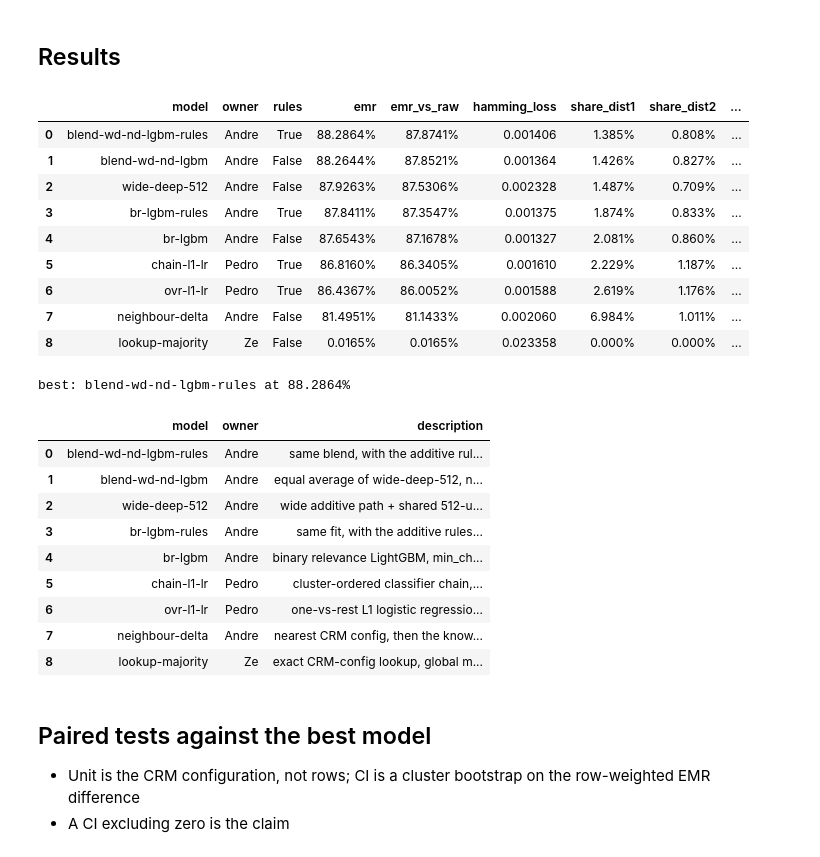
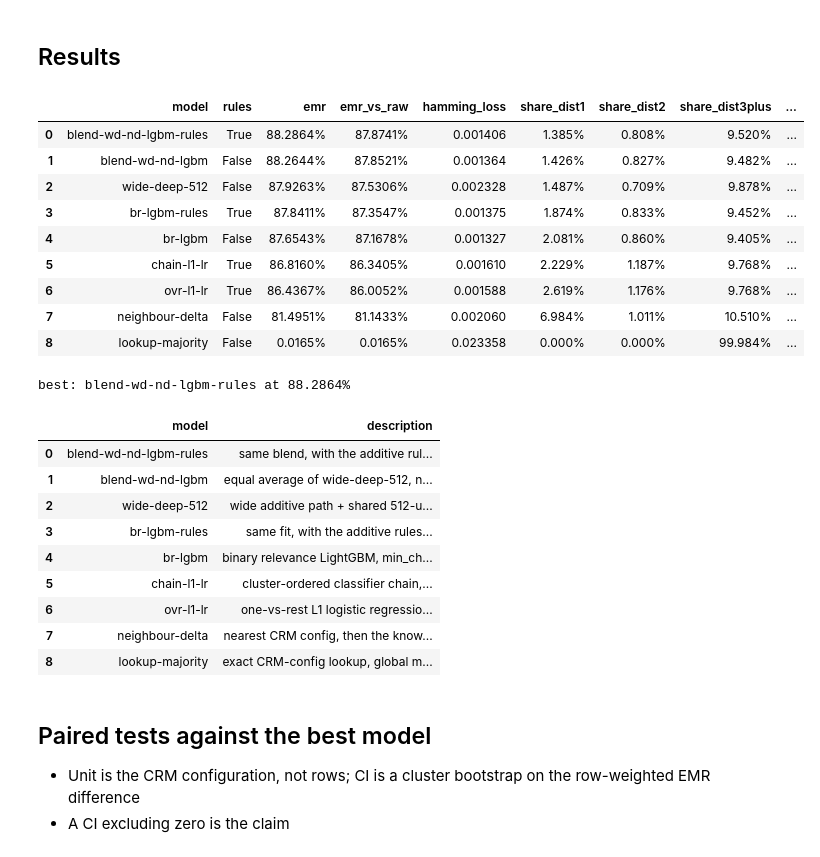
Before and after one commit to therealblitz00/ECQ, a Jupyter notebook: notebooks/s2_team_all_models.ipynb, the cells around one changed output. Drawn from its saved outputs; the diff is of its cells as text; code cells hidden in the pictures.

```diff
--- a/notebooks/s2_team_all_models.ipynb
+++ b/notebooks/s2_team_all_models.ipynb
@@ -267,37 +259,37 @@ blend-wd-nd-lgbm-rules EMR 0.88286  HL 0.001406
 ## Results
 # %%
 tbl = pd.DataFrame(rows).sort_values('emr', ascending=False).reset_index(drop=True)
-cols = ['model', 'owner', 'rules', 'emr', 'emr_vs_raw', 'hamming_loss',
+cols = ['model', 'rules', 'emr', 'emr_vs_raw', 'hamming_loss',
         'share_dist1', 'share_dist2', 'share_dist3plus', 'train_s']
 display(tbl[cols].style.format({'emr': '{:.4%}', 'emr_vs_raw': '{:.4%}',
                                 'hamming_loss': '{:.6f}', 'share_dist1': '{:.3%}',
                                 'share_dist2': '{:.3%}', 'share_dist3plus': '{:.3%}'}))
 
 best = tbl.iloc[0]['model']
 print(f'best: {best} at {tbl.iloc[0]["emr"]:.4%}')
-display(tbl[['model', 'owner', 'description']])
+display(tbl[['model', 'description']])
 # %% [output]
-|  | model | owner | rules | emr | emr_vs_raw | hamming_loss | share_dist1 | share_dist2 | ... |
-| 0 | blend-wd-nd-lgbm-rules | Andre | True | 88.2864% | 87.8741% | 0.001406 | 1.385% | 0.808% | ... |
-| 1 | blend-wd-nd-lgbm | Andre | False | 88.2644% | 87.8521% | 0.001364 | 1.426% | 0.827% | ... |
-| 2 | wide-deep-512 | Andre | False | 87.9263% | 87.5306% | 0.002328 | 1.487% | 0.709% | ... |
-| 3 | br-lgbm-rules | Andre | True | 87.8411% | 87.3547% | 0.001375 | 1.874% | 0.833% | ... |
-| 4 | br-lgbm | Andre | False | 87.6543% | 87.1678% | 0.001327 | 2.081% | 0.860% | ... |
-| 5 | chain-l1-lr | Pedro | True | 86.8160% | 86.3405% | 0.001610 | 2.229% | 1.187% | ... |
-| 6 | ovr-l1-lr | Pedro | True | 86.4367% | 86.0052% | 0.001588 | 2.619% | 1.176% | ... |
-| 7 | neighbour-delta | Andre | False | 81.4951% | 81.1433% | 0.002060 | 6.984% | 1.011% | ... |
-| 8 | lookup-majority | Ze | False | 0.0165% | 0.0165% | 0.023358 | 0.000% | 0.000% | ... |
+|  | model | rules | emr | emr_vs_raw | hamming_loss | share_dist1 | share_dist2 | share_dist3plus | ... |
+| 0 | blend-wd-nd-lgbm-rules | True | 88.2864% | 87.8741% | 0.001406 | 1.385% | 0.808% | 9.520% | ... |
+| 1 | blend-wd-nd-lgbm | False | 88.2644% | 87.8521% | 0.001364 | 1.426% | 0.827% | 9.482% | ... |
+| 2 | wide-deep-512 | False | 87.9263% | 87.5306% | 0.002328 | 1.487% | 0.709% | 9.878% | ... |
+| 3 | br-lgbm-rules | True | 87.8411% | 87.3547% | 0.001375 | 1.874% | 0.833% | 9.452% | ... |
+| 4 | br-lgbm | False | 87.6543% | 87.1678% | 0.001327 | 2.081% | 0.860% | 9.405% | ... |
+| 5 | chain-l1-lr | True | 86.8160% | 86.3405% | 0.001610 | 2.229% | 1.187% | 9.768% | ... |
+| 6 | ovr-l1-lr | True | 86.4367% | 86.0052% | 0.001588 | 2.619% | 1.176% | 9.768% | ... |
+| 7 | neighbour-delta | False | 81.4951% | 81.1433% | 0.002060 | 6.984% | 1.011% | 10.510% | ... |
+| 8 | lookup-majority | False | 0.0165% | 0.0165% | 0.023358 | 0.000% | 0.000% | 99.984% | ... |
 best: blend-wd-nd-lgbm-rules at 88.2864%
-|  | model | owner | description |
-| 0 | blend-wd-nd-lgbm-rules | Andre | same blend, with the additive rul... |
-| 1 | blend-wd-nd-lgbm | Andre | equal average of wide-deep-512, n... |
-| 2 | wide-deep-512 | Andre | wide additive path + shared 512-u... |
-| 3 | br-lgbm-rules | Andre | same fit, with the additive rules... |
-| 4 | br-lgbm | Andre | binary relevance LightGBM, min_ch... |
-| 5 | chain-l1-lr | Pedro | cluster-ordered classifier chain,... |
-| 6 | ovr-l1-lr | Pedro | one-vs-rest L1 logistic regressio... |
-| 7 | neighbour-delta | Andre | nearest CRM config, then the know... |
-| 8 | lookup-majority | Ze | exact CRM-config lookup, global m... |
+|  | model | description |
+| 0 | blend-wd-nd-lgbm-rules | same blend, with the additive rul... |
+| 1 | blend-wd-nd-lgbm | equal average of wide-deep-512, n... |
+| 2 | wide-deep-512 | wide additive path + shared 512-u... |
+| 3 | br-lgbm-rules | same fit, with the additive rules... |
+| 4 | br-lgbm | binary relevance LightGBM, min_ch... |
+| 5 | chain-l1-lr | cluster-ordered classifier chain,... |
+| 6 | ovr-l1-lr | one-vs-rest L1 logistic regressio... |
+| 7 | neighbour-delta | nearest CRM config, then the know... |
+| 8 | lookup-majority | exact CRM-config lookup, global m... |
 # %% [markdown]
 ## Paired tests against the best model
 
```
Also changed, not shown: parts of 8 cells of this notebook, 1 other file.
